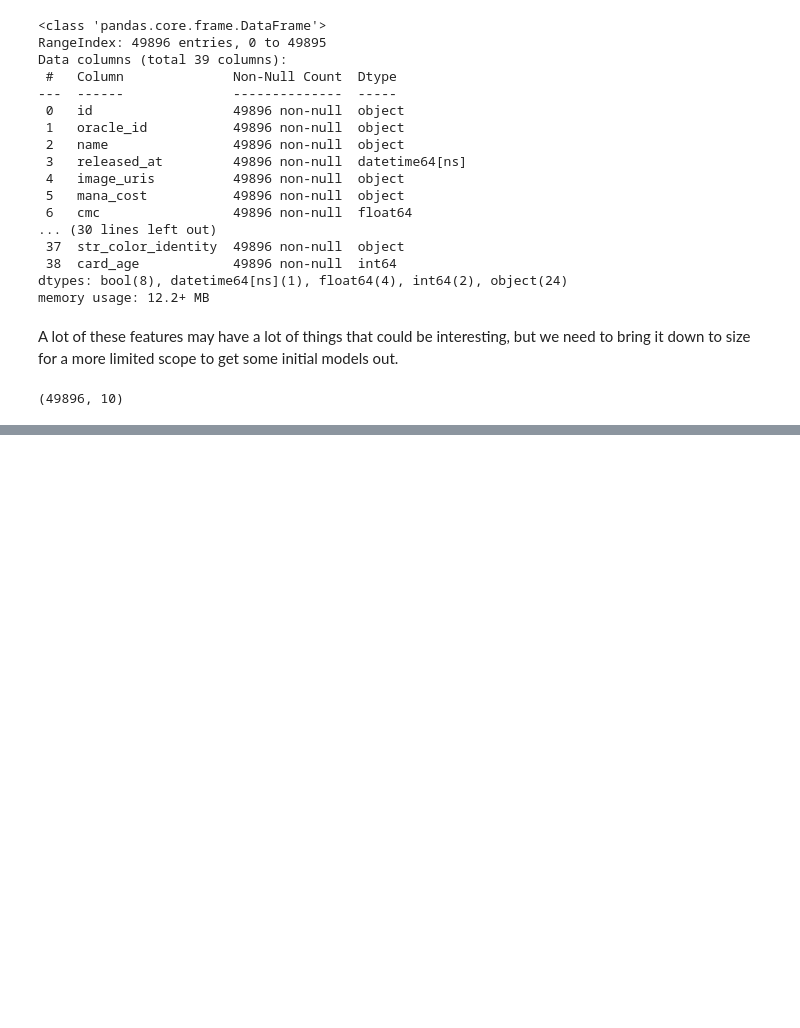
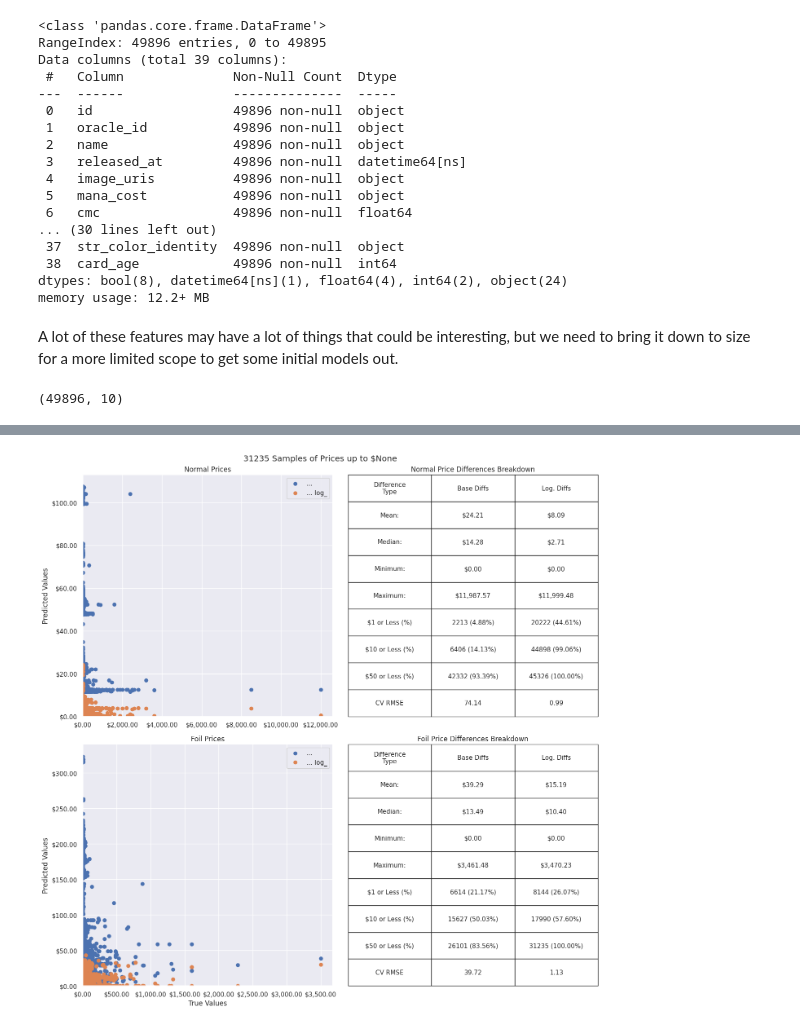
Before and after one commit to ParkedHampster/Spell-Trends, a Jupyter notebook: 2_Modeling.ipynb, the cells around one changed output, grey strips where cells are left out. Cells and saved outputs as stored; diff of their text form; code cells hidden in the pictures; blank space fills up the shorter version.

```diff
--- a/2_Modeling.ipynb
+++ b/2_Modeling.ipynb
@@ -645,0 +1105,95 @@ together into a single large data frame.
+# %%
+fig, ax = plt.subplots(2,2,figsize=(14,14),sharey=False)
+
+_upper_limit = None
+_samps = None
+_tb_headers = [
+    'Difference\nType','Base Diffs','Log. Diffs'
+    ]
+for i, (_finish,_df) in enumerate(scorers.items()):
+    _df_len = len(_df)
+    if _samps == None:
+        _n_samples = len(_df)
+    else:
+        _n_samples = _samps
+    _sampled_df = _df.sample(_n_samples,random_state=13)
+    _type = ['Normal','Foil'][i]
+    ax[i][0].set(
+        title=f"{_type} Prices"
+    )
+    X = _sampled_df['true']
+
+    _table = [
+            ['Mean:'],
+            ['Median:'],
+            ['Minimum:'],
+            ['Maximum:'],
+            ['$1 or Less (%)'],
+            ['$10 or Less (%)'],
+            ['$50 or Less (%)'],
+            ['CV RMSE']
+        ]
+    for _prefix in ["","log_"]:
+        ax[i][0].scatter(
+            X,_sampled_df[f"{_prefix}pred"],
+            label=f"... {_prefix}"
+        )
+        _dif_typ = f'{_prefix}diff'
+
+        # mean, median, min, and max differences per type
+        _table[0].append(f"${abs(_df[_dif_typ]).mean():,.2f}")
+        _table[1].append(f"${abs(_df[_dif_typ]).median():,.2f}")
+        _table[2].append(f"${abs(_df[_dif_typ]).min():,.2f}")
+        _table[3].append(f"${abs(_df[_dif_typ]).max():,.2f}")
+
+        # the count and percent of cards whose
+        # predictions are within 1, 10, and 50 dollars
+        # of the true value
+        _table[4].append(f"""{
+            (_l1:=len(_df[_df[_dif_typ]<=1]))
+            } ({(_l1 / _df_len)*100 :,.2f}%)""")
+        _table[5].append(f"""{
+            (_l10:=len(_df[_df[_dif_typ]<=10]))
+            } ({(_l10 / _df_len)*100 :,.2f}%)""")
+        _table[6].append(f"""{
+            (_l50:=len(_df[_df[_dif_typ]<=50]))
+            } ({(_l50 / _df_len)*100 :,.2f}%)""")
+    _table[7].extend(
+        [
+            round(-models[f'{_finish}'].best_score_,2),
+            round(-models[f'log_{_finish}'].best_score_,2),
+        ]
+    )
+    ax[i][0].set(
+        ylabel='Predicted Values',
+        xlim=(0,_upper_limit),
+        ylim=(0,_upper_limit)
+    )
+    ax[i][0].xaxis.set_major_formatter('${x:,.2f}')
+    ax[i][0].yaxis.set_major_formatter('${x:,.2f}')
+    ax[i][0].legend()
+    display(
+        _table
+    )
+    ax[i][1].table(
+        _table,
+        colLabels=_tb_headers,
+        cellLoc='center',
+        bbox=[0,0,1,1]
+        )
+    ax[i][1].grid(False)
+    ax[i][1].axis('off')
+    ax[i][1].set(
+        title=f"{_type} Price Differences Breakdown"
+    )
+
+ax[-1][0].set(
+    xlabel='True Values'
+)
+
+plt.suptitle(
+    f"{_n_samples} Samples of Prices up to ${_upper_limit}"
+)
+
+plt.tight_layout()
+# %% [output]
@@ -645,0 +1216 @@ together into a single large data frame.
+[figure, added]
```
Also changed, not shown: parts of 22 cells of this notebook, 5 other files.
